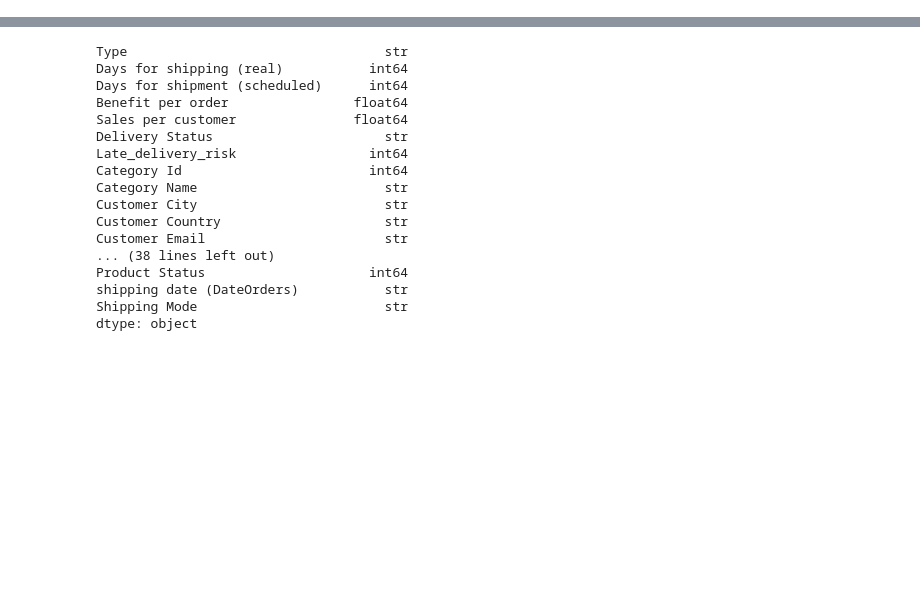
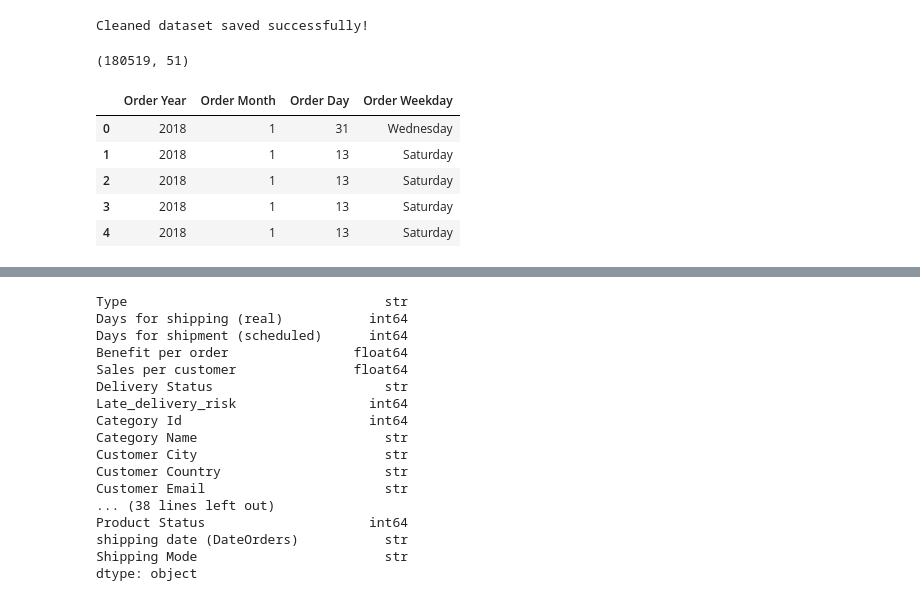
Before and after one commit to Hemavarthini-27/Supply-Prescript, a Jupyter notebook: notebooks/01_Data_Loading.ipynb, the cells around one changed output, grey strips where cells are left out. Drawn from its saved outputs; the diff is of its cells as text; code cells hidden in the pictures; blank space fills up the shorter version.

Commit message:
Completed data cleaning and feature engineering

```diff
--- a/notebooks/01_Data_Loading.ipynb
+++ b/notebooks/01_Data_Loading.ipynb
@@ -0,0 +1,26 @@
+# %%
+df.to_csv("../data/processed/cleaned_supply_chain.csv", index=False)
+
+print("Cleaned dataset saved successfully!")
+# %% [output]
+Cleaned dataset saved successfully!
+# %%
+df.shape
+# %% [output]
+(180519, 51)
+# %%
+# Extract date features
+
+df['Order Year'] = df['order date (DateOrders)'].dt.year
+df['Order Month'] = df['order date (DateOrders)'].dt.month
+df['Order Day'] = df['order date (DateOrders)'].dt.day
+df['Order Weekday'] = df['order date (DateOrders)'].dt.day_name()
+
+df[['Order Year', 'Order Month', 'Order Day', 'Order Weekday']].head()
+# %% [output]
+|  | Order Year | Order Month | Order Day | Order Weekday |
+| 0 | 2018 | 1 | 31 | Wednesday |
+| 1 | 2018 | 1 | 13 | Saturday |
+| 2 | 2018 | 1 | 13 | Saturday |
+| 3 | 2018 | 1 | 13 | Saturday |
+| 4 | 2018 | 1 | 13 | Saturday |
```
Also changed, not shown: parts of 8 cells of this notebook.
